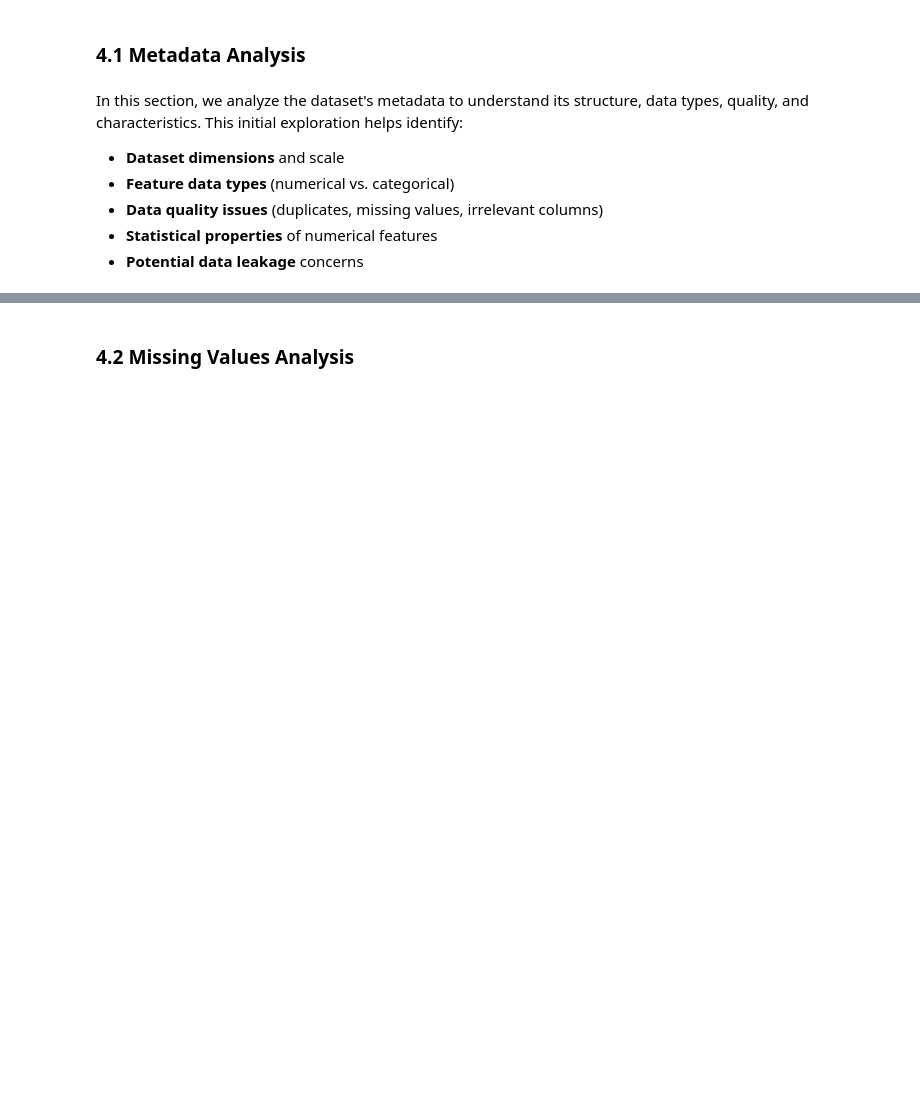
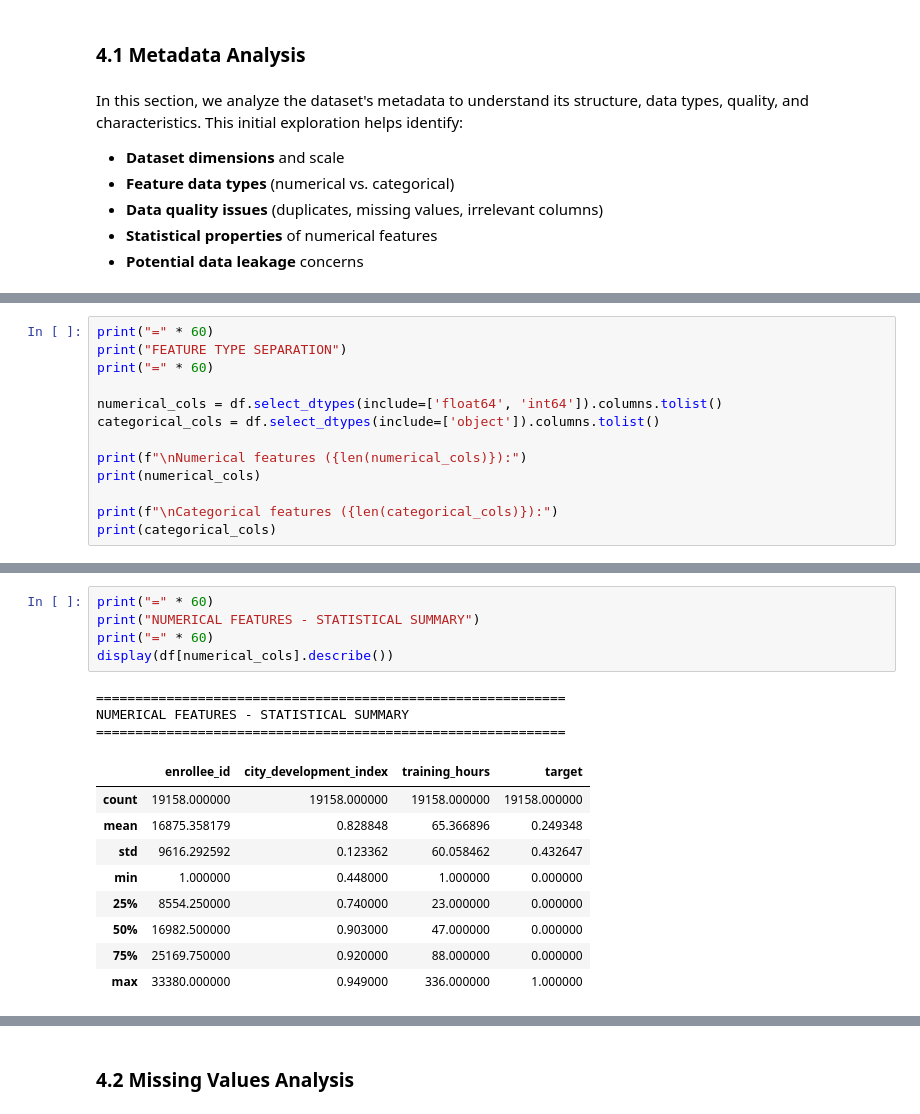
Before and after one commit to Angry-Jay/ML_TheHiredHand, a Jupyter notebook: ml-the-hired-hand.ipynb, the cells around one changed output, grey strips where cells are left out. Drawn from its saved outputs; the diff is of its cells as text; blank space fills up the shorter version.

```diff
--- a/ml-the-hired-hand.ipynb
+++ b/ml-the-hired-hand.ipynb
@@ -198,0 +234,13 @@ In this section, we analyze the dataset's metadata to understand its structure,
+# %%
+print("=" * 60)
+print("FEATURE TYPE SEPARATION")
+print("=" * 60)
+
+numerical_cols = df.select_dtypes(include=['float64', 'int64']).columns.tolist()
+categorical_cols = df.select_dtypes(include=['object']).columns.tolist()
+
+print(f"\nNumerical features ({len(numerical_cols)}):")
+print(numerical_cols)
+
+print(f"\nCategorical features ({len(categorical_cols)}):")
+print(categorical_cols)
@@ -198,0 +257,18 @@ In this section, we analyze the dataset's metadata to understand its structure,
+# %%
+print("=" * 60)
+print("NUMERICAL FEATURES - STATISTICAL SUMMARY")
+print("=" * 60)
+display(df[numerical_cols].describe())
+# %% [output]
+============================================================
+NUMERICAL FEATURES - STATISTICAL SUMMARY
+============================================================
+|  | enrollee_id | city_development_index | training_hours | target |
+| count | 19158.000000 | 19158.000000 | 19158.000000 | 19158.000000 |
+| mean | 16875.358179 | 0.828848 | 65.366896 | 0.249348 |
+| std | 9616.292592 | 0.123362 | 60.058462 | 0.432647 |
+| min | 1.000000 | 0.448000 | 1.000000 | 0.000000 |
+| 25% | 8554.250000 | 0.740000 | 23.000000 | 0.000000 |
+| 50% | 16982.500000 | 0.903000 | 47.000000 | 0.000000 |
+| 75% | 25169.750000 | 0.920000 | 88.000000 | 0.000000 |
+| max | 33380.000000 | 0.949000 | 336.000000 | 1.000000 |
```
Also changed, not shown: parts of 22 cells of this notebook.
